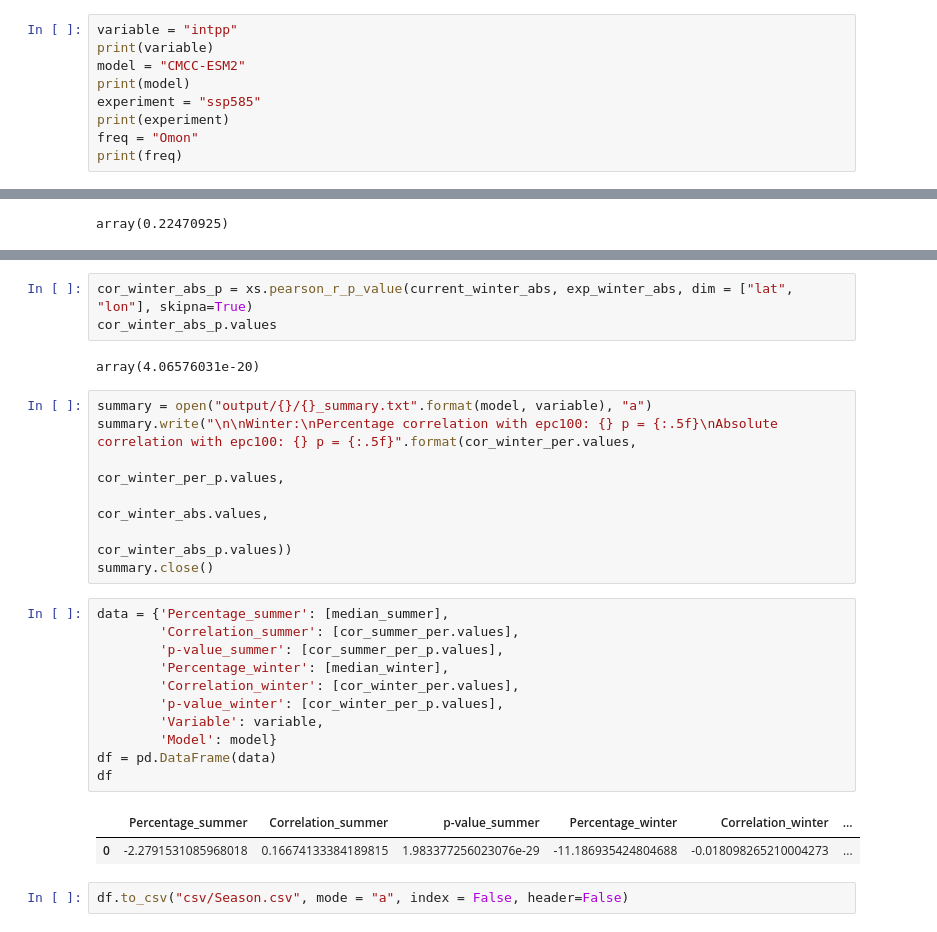
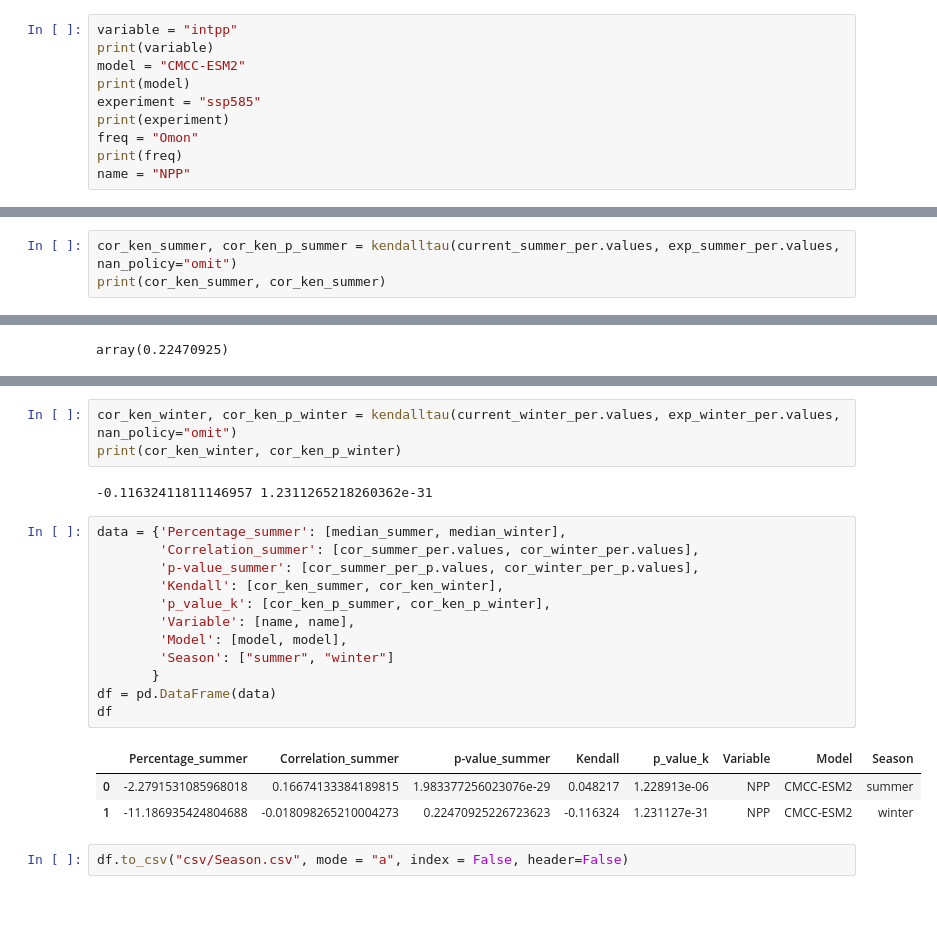
Before and after one commit to jasmineby65/CMEE-Coursework, a Jupyter notebook: Project/code/CMCC-ESM2/intpp_CMCC-ESM2.ipynb, the cells around one changed output, grey strips where cells are left out. Saved outputs shown, nothing was run; the diff lists cells and outputs as text; blank space fills up the shorter version.

```diff
--- a/Project/code/CMCC-ESM2/intpp_CMCC-ESM2.ipynb
+++ b/Project/code/CMCC-ESM2/intpp_CMCC-ESM2.ipynb
@@ -43,6 +42,7 @@ experiment = "ssp585"
 print(experiment)
 freq = "Omon"
 print(freq)
+name = "NPP"
 # %% [output]
 intpp
 CMCC-ESM2
@@ -1236,0 +1157,3 @@ summary.close()
+# %%
+cor_ken_summer, cor_ken_p_summer = kendalltau(current_summer_per.values, exp_summer_per.values, nan_policy="omit")
+print(cor_ken_summer, cor_ken_summer)
@@ -1269,28 +1180,23 @@ Coordinates:
-# %%
-cor_winter_abs_p = xs.pearson_r_p_value(current_winter_abs, exp_winter_abs, dim = ["lat", "lon"], skipna=True)
-cor_winter_abs_p.values
-# %% [output]
-array(4.06576031e-20)
-# %%
-summary = open("output/{}/{}_summary.txt".format(model, variable), "a")
-summary.write("\n\nWinter:\nPercentage correlation with epc100: {} p = {:.5f}\nAbsolute correlation with epc100: {} p = {:.5f}".format(cor_winter_per.values,
-                                                                                                                                                cor_winter_per_p.values,
-                                                                                                                                                cor_winter_abs.values,
-                                                                                                                                               cor_winter_abs_p.values))
-summary.close()
+# %%
+cor_ken_winter, cor_ken_p_winter = kendalltau(current_winter_per.values, exp_winter_per.values, nan_policy="omit")
+print(cor_ken_winter, cor_ken_p_winter)
+# %% [output]
+-0.11632411811146957 1.2311265218260362e-31
 # %%
-data = {'Percentage_summer': [median_summer],
-        'Correlation_summer': [cor_summer_per.values],
-        'p-value_summer': [cor_summer_per_p.values],
-        'Percentage_winter': [median_winter],
-        'Correlation_winter': [cor_winter_per.values],
-        'p-value_winter': [cor_winter_per_p.values],
-        'Variable': variable,
-        'Model': model}
+data = {'Percentage_summer': [median_summer, median_winter],
+        'Correlation_summer': [cor_summer_per.values, cor_winter_per.values],
+        'p-value_summer': [cor_summer_per_p.values, cor_winter_per_p.values],
+        'Kendall': [cor_ken_summer, cor_ken_winter],
+        'p_value_k': [cor_ken_p_summer, cor_ken_p_winter],
+        'Variable': [name, name],
+        'Model': [model, model],
+        'Season': ["summer", "winter"]
+       }
 df = pd.DataFrame(data)
 df
 # %% [output]
-|  | Percentage_summer | Correlation_summer | p-value_summer | Percentage_winter | Correlation_winter | ... |
-| 0 | -2.2791531085968018 | 0.16674133384189815 | 1.983377256023076e-29 | -11.186935424804688 | -0.018098265210004273 | ... |
+|  | Percentage_summer | Correlation_summer | p-value_summer | Kendall | p_value_k | Variable | Model | Season |
+| 0 | -2.2791531085968018 | 0.16674133384189815 | 1.983377256023076e-29 | 0.048217 | 1.228913e-06 | NPP | CMCC-ESM2 | summer |
+| 1 | -11.186935424804688 | -0.018098265210004273 | 0.22470925226723623 | -0.116324 | 1.231127e-31 | NPP | CMCC-ESM2 | winter |
 # %%
 df.to_csv("csv/Season.csv", mode = "a", index = False, header=False)
```
Also changed, not shown: parts of 93 cells of this notebook, 42 other files.
